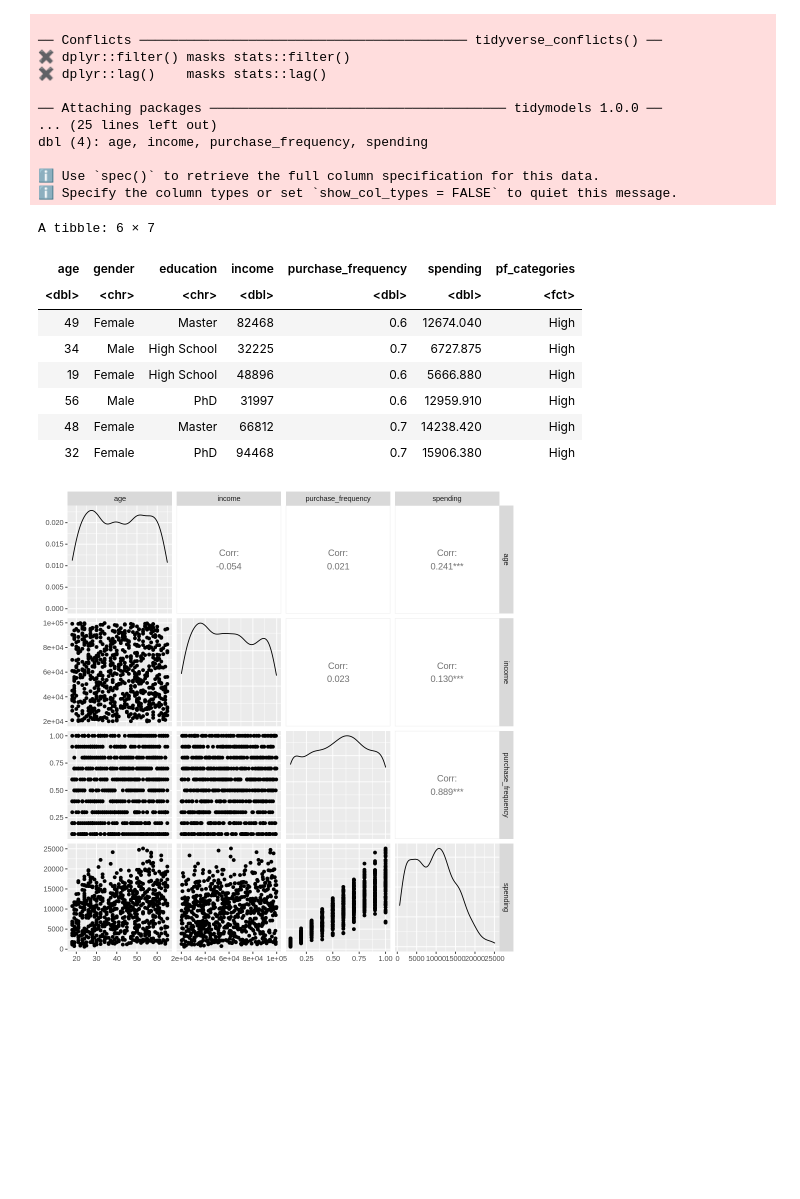
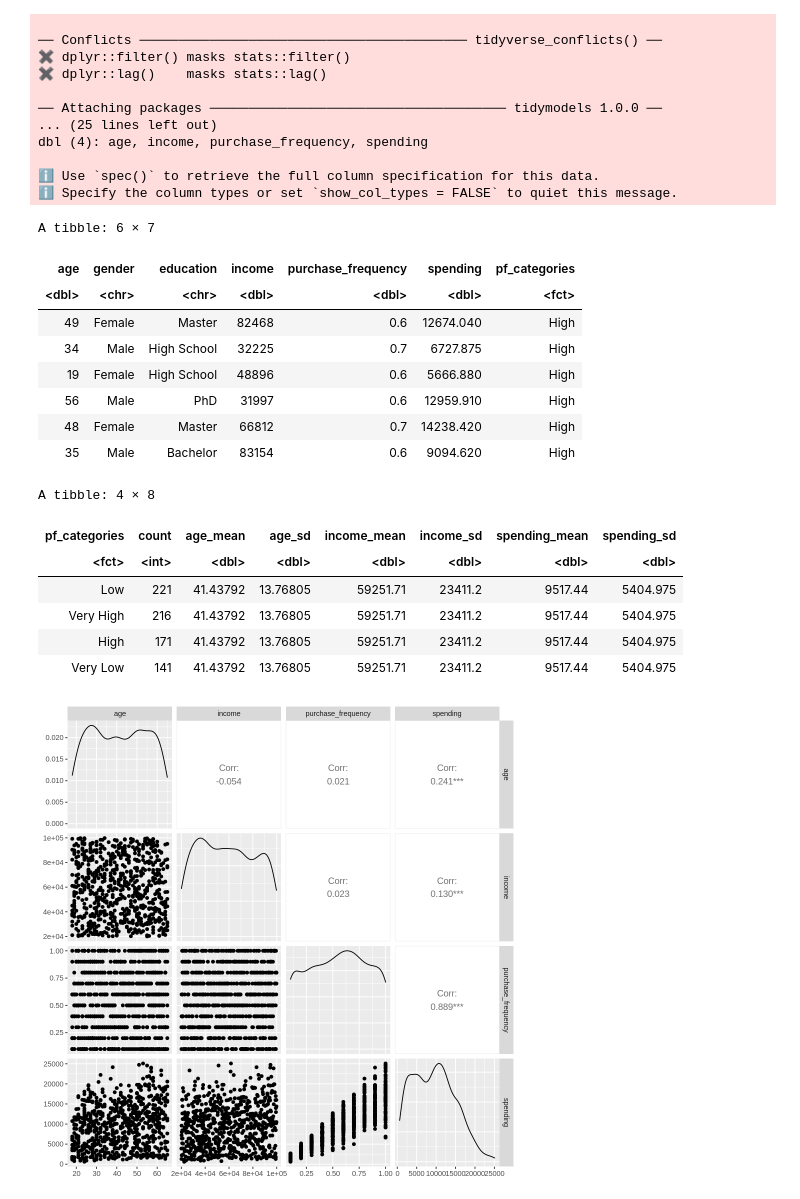
Before and after one commit to Kaylan-W/Dsci_project, a Jupyter notebook: final_doc.ipynb, the cells around one changed output. Cells and saved outputs as stored; diff of their text form; code cells hidden in the pictures; blank space fills up the shorter version.

Commit message:
changed summary table

```diff
--- a/final_doc.ipynb
+++ b/final_doc.ipynb
@@ -67,33 +67,55 @@ dbl (4): age, income, purchase_frequency, spending
 # %%
 # The data will be tidied by removing unused columns and creating categorical variables
 # from the columns purchase_frequency, gender, education to aid with later classification.
 data_downsized<- select(data, -name, -country)
 
 # Remove rows with NAs
 data_downsized <- na.omit(data_downsized)
 
 # Create a categorical variable for purchase frequency
 breakpoints <- c(0, 0.25, 0.5, 0.75, 1)
 labels <- c("Very Low", "Low", "High", "Very High")
 tidydata<- data_downsized %>% mutate(pf_categories = cut(data_downsized$purchase_frequency,
                                                     breakpoints, labels = labels, include.lowest = TRUE))
 
 # Before any further processing, the original dataset will be split into training and testing datasets.
 # 75% of the data will be put into the training set.
 data_split <- initial_split(tidydata, prop = 0.75, strata = pf_categories)
 train_split <- training(data_split)
 test_split <- testing(data_split)
 head(train_split)
+
+#Create Summary Table
+summary_table <- train_split %>%
+  group_by(pf_categories) %>%
+  summarize(count = n()) %>%
+  arrange(desc(count)) %>%
+  mutate(age_mean = mean(train_split$age),
+         age_sd = sd(train_split$age),
+         income_mean = mean(train_split$income),
+         income_sd = sd(train_split$income),
+         spending_mean = mean(train_split$spending),
+         spending_sd = sd(train_split$spending))
+
+
+summary_table
 # %% [output]
 A tibble: 6 × 7
 | age | gender | education | income | purchase_frequency | spending | pf_categories |
 | <dbl> | <chr> | <chr> | <dbl> | <dbl> | <dbl> | <fct> |
 | 49 | Female | Master | 82468 | 0.6 | 12674.040 | High |
 | 34 | Male | High School | 32225 | 0.7 | 6727.875 | High |
 | 19 | Female | High School | 48896 | 0.6 | 5666.880 | High |
 | 56 | Male | PhD | 31997 | 0.6 | 12959.910 | High |
 | 48 | Female | Master | 66812 | 0.7 | 14238.420 | High |
-| 32 | Female | PhD | 94468 | 0.7 | 15906.380 | High |
+| 35 | Male | Bachelor | 83154 | 0.6 | 9094.620 | High |
+A tibble: 4 × 8
+| pf_categories | count | age_mean | age_sd | income_mean | income_sd | spending_mean | spending_sd |
+| <fct> | <int> | <dbl> | <dbl> | <dbl> | <dbl> | <dbl> | <dbl> |
+| Low | 221 | 41.43792 | 13.76805 | 59251.71 | 23411.2 | 9517.44 | 5404.975 |
+| Very High | 216 | 41.43792 | 13.76805 | 59251.71 | 23411.2 | 9517.44 | 5404.975 |
+| High | 171 | 41.43792 | 13.76805 | 59251.71 | 23411.2 | 9517.44 | 5404.975 |
+| Very Low | 141 | 41.43792 | 13.76805 | 59251.71 | 23411.2 | 9517.44 | 5404.975 |
 # %%
 options(repr.plot.width = 8, repr.plot.height = 8)
 
```
